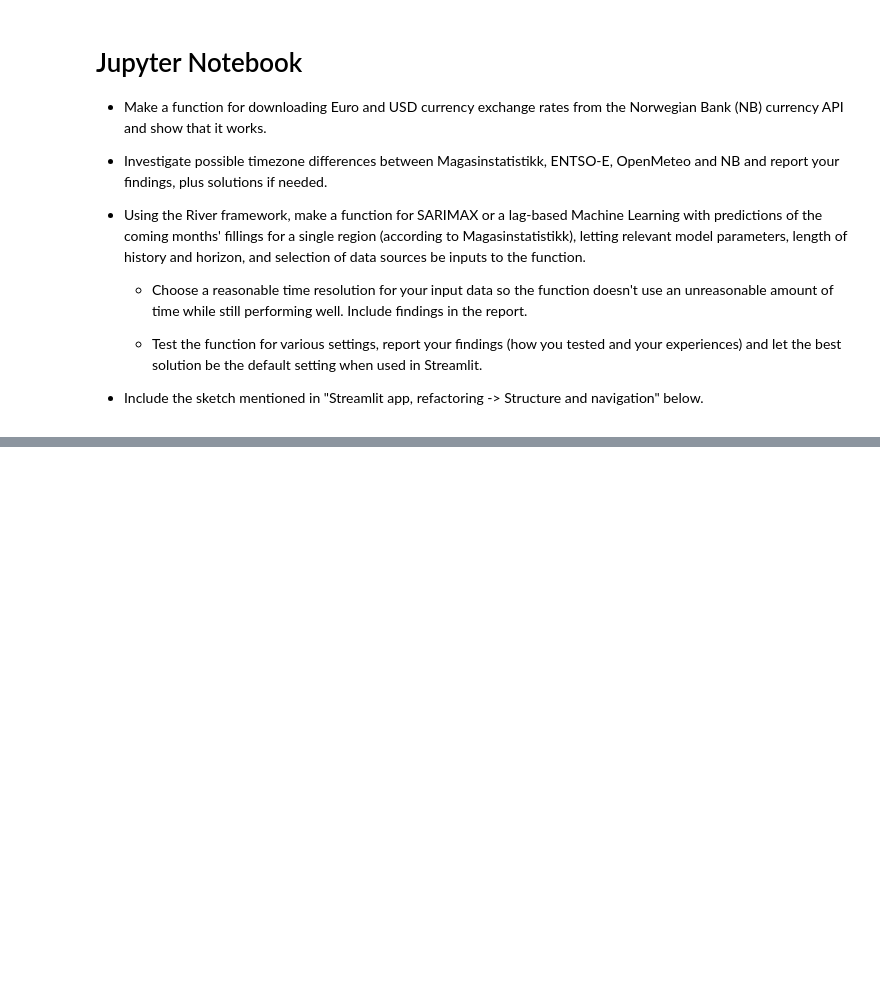
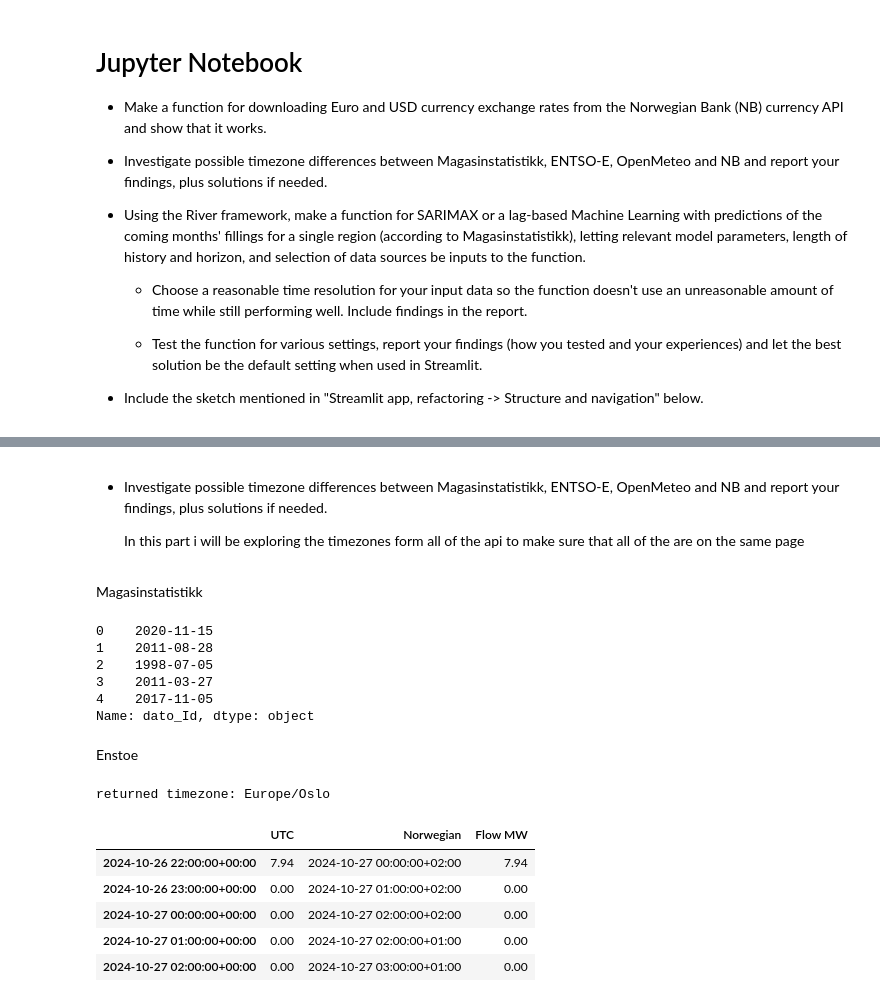
Before and after one commit to danielytsan/IND320APP, a Jupyter notebook: notebooks/Part4.ipynb, the cells around one changed output, grey strips where cells are left out. Saved outputs shown, nothing was run; the diff lists cells and outputs as text; code cells hidden in the pictures; blank space fills up the shorter version.

Commit message:
part4

```diff
--- a/notebooks/Part4.ipynb
+++ b/notebooks/Part4.ipynb
@@ -141,0 +149,73 @@ Date
+# %% [markdown]
+* Investigate possible timezone differences between Magasinstatistikk, ENTSO-E, OpenMeteo and NB and report your findings, plus solutions if needed.
+
+    In this part i will be exploring the timezones form all of the api to make sure that all of the are on the same page
+# %% [markdown]
+Magasinstatistikk
+# %%
+magasinstatistikk_url = "https://biapi.nve.no/magasinstatistikk/api/Magasinstatistikk/HentOffentligData"
+
+response = requests.get(magasinstatistikk_url, timeout = 30)
+response.raise_for_status()
+reservoir = pd.DataFrame(response.json())
+
+#inspecting the original dates before converting
+display(reservoir["dato_Id"].head())
+# %% [output]
+0    2020-11-15
+1    2011-08-28
+2    1998-07-05
+3    2011-03-27
+4    2017-11-05
+Name: dato_Id, dtype: object
+# %% [markdown]
+Enstoe
+# %%
+#making a path to the secrets file and reading it into a dictionary
+secrets = {}
+
+with open("../.streamlit/secrets.toml", "r") as file:
+    for line in file:
+        line = line.strip()
+
+        #Skip empty lines and comments
+        if not line or line.startswith("#"):
+            continue
+
+        name, value = line.split("=", 1)
+        secrets[name.strip()] = value.strip()
+
+#configuring Entsoe client with API key from secrets file
+from entsoe import EntsoePandasClient
+from entsoe.exceptions import NoMatchingDataError
+
+client = EntsoePandasClient(api_key=secrets["entsoe_api_token"])
+
+start = pd.Timestamp("2024-10-27", tz="Europe/Oslo")
+end = pd.Timestamp("2024-10-28", tz="Europe/Oslo")
+
+flows = client.query_crossborder_flows(
+    country_code_from = "NO",
+    country_code_to = "SE",
+    start = start,
+    end = end
+)
+
+print("returned timezone:", flows.index.tz)
+
+#compare the same observation in UTC and Norwegian time
+comparison = pd.DataFrame({
+    "UTC": flows.tz_convert("UTC"),
+    "Norwegian": flows.index.tz_convert("Europe/Oslo"),
+    "Flow MW": flows.to_numpy(),
+})
+
+display(comparison.head())
+# %% [output]
+returned timezone: Europe/Oslo
+|  | UTC | Norwegian | Flow MW |
+| 2024-10-26 22:00:00+00:00 | 7.94 | 2024-10-27 00:00:00+02:00 | 7.94 |
+| 2024-10-26 23:00:00+00:00 | 0.00 | 2024-10-27 01:00:00+02:00 | 0.00 |
+| 2024-10-27 00:00:00+00:00 | 0.00 | 2024-10-27 02:00:00+02:00 | 0.00 |
+| 2024-10-27 01:00:00+00:00 | 0.00 | 2024-10-27 02:00:00+01:00 | 0.00 |
+| 2024-10-27 02:00:00+00:00 | 0.00 | 2024-10-27 03:00:00+01:00 | 0.00 |
```
Also changed, not shown: parts of 14 cells of this notebook.
